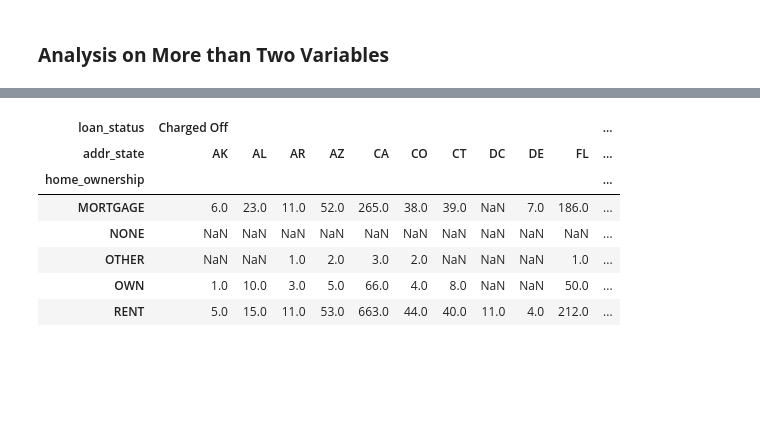
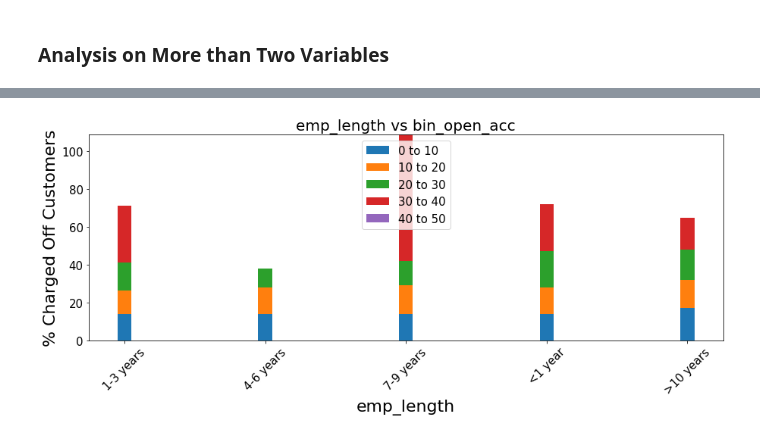
Before and after one commit to karthickchetti/LendingClubCaseStudy, a Jupyter notebook: Karthick_Chetti.ipynb, the cells around one changed output, grey strips where cells are left out. Saved outputs shown, nothing was run; the diff lists cells and outputs as text; code cells hidden in the pictures; blank space fills up the shorter version.

Commit message:
Added tri variate analysis

```diff
--- a/Karthick_Chetti.ipynb
+++ b/Karthick_Chetti.ipynb
@@ -529,4 +544,4 @@ for col in lc_df.columns:
 # %% [markdown]
 ### **Analysis on More than Two Variables**
 # %%
-pivot=pd.pivot_table(lc_df,values="id",index="home_ownership",columns=("loan_status","addr_state",),aggfunc=lambda x: len(x.unique()))
+# pivot=pd.pivot_table(lc_df,values="id",index="emp_length",columns=("loan_status","bin_open_acc",),aggfunc=lambda x: len(x.unique()))
@@ -532,0 +569,6 @@ pivot=pd.pivot_table(lc_df,values="id",index="home_ownership",columns=("loan_sta
+# %%
+co_prob = 100*pivot["Charged Off"]/(pivot["Fully Paid"] + pivot["Charged Off"])
+co_prob.fillna(0,inplace=True)
+co_prob
+# co_prob.sort_values(by = ("RENT"),axis=1,inplace=True)
+# co_prob.idxmax(axis=1).index
@@ -533,25 +583,26 @@ pivot=pd.pivot_table(lc_df,values="id",index="home_ownership",columns=("loan_sta
 # %%
-def plot_hist_variates(df,index,cnames,bins):
-    pivot=pd.pivot_table(lc_df,values="id",index=index,columns=cnames,aggfunc=lambda x: len(x.unique()))
-    plot_data = (df[df["loan_status"]=="Fully Paid"][column_name],df[df["loan_status"]=="Charged Off"][column_name])
-    #weight_data= (np.ones(len(plot_data[0])) / len(plot_data[0]+plot_data[1]),np.ones(len(plot_data[1])) / len(plot_data[0]+plot_data[1]))
-    #weight_data= (np.ones(len(plot_data[0])) / len(plot_data[0]),np.ones(len(plot_data[1])) / len(plot_data[1]))
+def plot_bar_multi_variate(df,index_name,cnames,width,x_lbl_rotation):
+    pivot=pd.pivot_table(lc_df,values="id",index=index_name,columns=cnames,aggfunc=lambda x: len(x.unique()))
+    co_prob = 100*pivot["Charged Off"]/(pivot["Fully Paid"] + pivot["Charged Off"]) # Calculating the probability of charged off customers across columns
+    co_prob.fillna(0,inplace=True)
     plt.figure(figsize=(15,5))
-    plt.hist(plot_data,bins=bins)
-    plt.xlabel(column_name,fontsize=22)
-    plt.ylabel("Frequency",fontsize=22)
-    plt.xticks(fontsize=15)
+    x_label = co_prob.index
+    x_data = np.arange(len(x_label)) # create values from 0 to len(x_label) - 1
+    chart=[]
+    for j,i in enumerate(co_prob.columns):
+        bottom_pos=0
+        for k in range(j-1,-1,-1):
+            bottom_pos = bottom_pos + co_prob[co_prob.columns[k]]
+        chart.append(plt.bar(x_data, co_prob[i],width=width,align="center",bottom=bottom_pos))
+    plt.xlabel(index_name,fontsize=22)
+    plt.ylabel("% Charged Off Customers",fontsize=22)
+    x_label_pos = x_data
+    plt.xticks(x_label_pos ,x_label,fontsize=15,rotation = x_lbl_rotation)
     plt.yticks(fontsize=15)
-    #plt.gca().yaxis.set_major_formatter(PercentFormatter(1))
-    plt.legend(("Fully Paid","Charged Off"),fontsize=15)
+    plt.legend(chart,co_prob.columns,fontsize=15)
+    plt.title(index_name + " vs " + cnames[1],fontsize=20)
     plt.show()
-    #To be completed - KC
+lc_df["bin_open_acc"] = pd.cut(lc_df["open_acc"],bins=np.arange(0,51,10),labels=label_generator(np.arange(0,51,10)),include_lowest=True)
+plot_bar_multi_variate(lc_df,"emp_length",("loan_status","bin_open_acc"),0.1,45)
 # %% [output]
-| loan_status | Charged Off |  |  |  |  |  |  |  |  |  | ... |
-| addr_state | AK | AL | AR | AZ | CA | CO | CT | DC | DE | FL | ... |
-| home_ownership |  |  |  |  |  |  |  |  |  |  | ... |
-| MORTGAGE | 6.0 | 23.0 | 11.0 | 52.0 | 265.0 | 38.0 | 39.0 | NaN | 7.0 | 186.0 | ... |
-| NONE | NaN | NaN | NaN | NaN | NaN | NaN | NaN | NaN | NaN | NaN | ... |
-| OTHER | NaN | NaN | 1.0 | 2.0 | 3.0 | 2.0 | NaN | NaN | NaN | 1.0 | ... |
-| OWN | 1.0 | 10.0 | 3.0 | 5.0 | 66.0 | 4.0 | 8.0 | NaN | NaN | 50.0 | ... |
-| RENT | 5.0 | 15.0 | 11.0 | 53.0 | 663.0 | 44.0 | 40.0 | 11.0 | 4.0 | 212.0 | ... |
+[figure, added]
```
Also changed, not shown: parts of 8 cells of this notebook.
